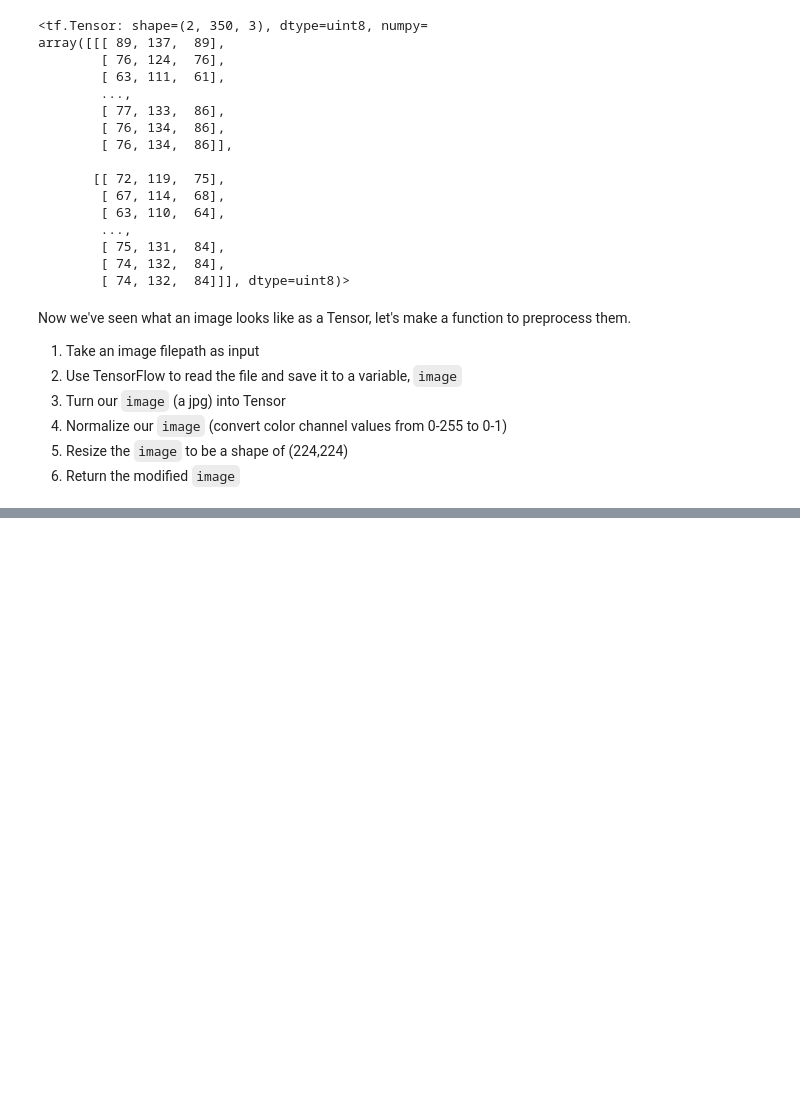
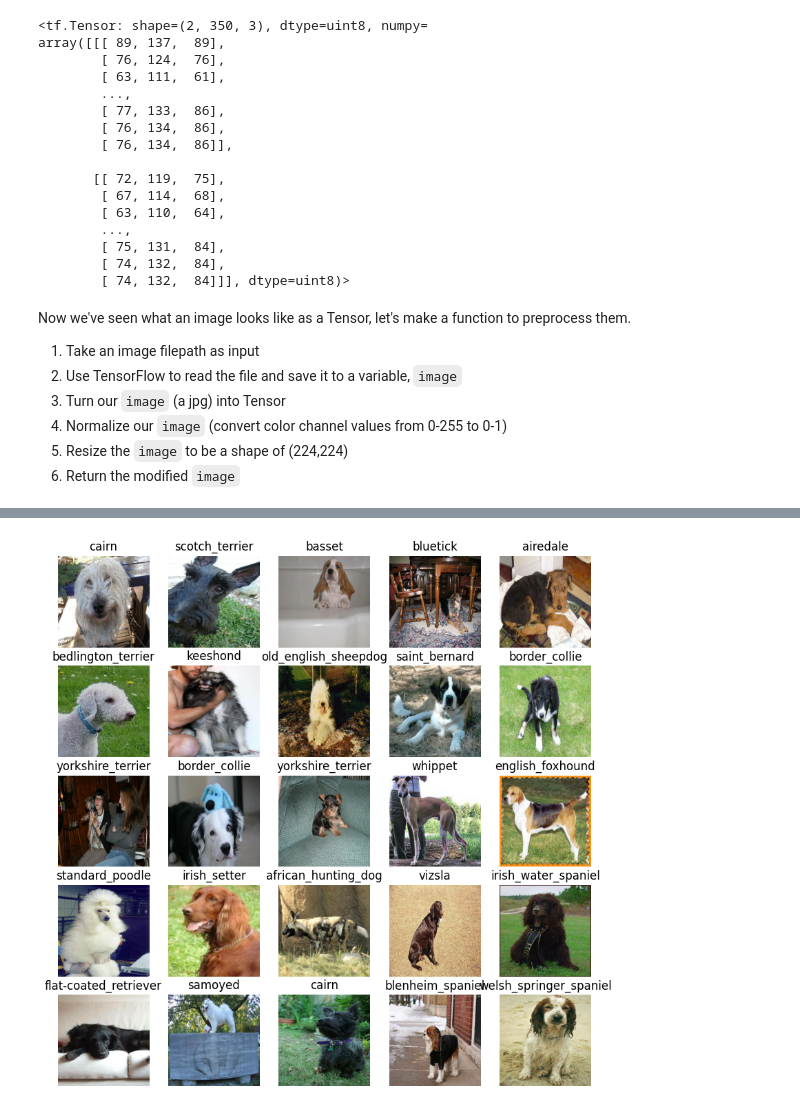
Before and after one commit to Pandagan-85/ZTM-Machine-learning, a Jupyter notebook: end_to_end_dog_vision.ipynb, the cells around one changed output, grey strips where cells are left out. Drawn from its saved outputs; the diff is of its cells as text; code cells hidden in the pictures; blank space fills up the shorter version.

```diff
--- a/end_to_end_dog_vision.ipynb
+++ b/end_to_end_dog_vision.ipynb
@@ -407,0 +544,6 @@ def process_image(image_path, img_size = IMG_SIZE):
+# %%
+# Now let's visualize out validation set
+val_images, val_labels = next(val_data.as_numpy_iterator())
+show_25_images(val_images, val_labels)
+# %% [output]
+[figure, added]
```
Also changed, not shown: parts of 11 cells of this notebook.
